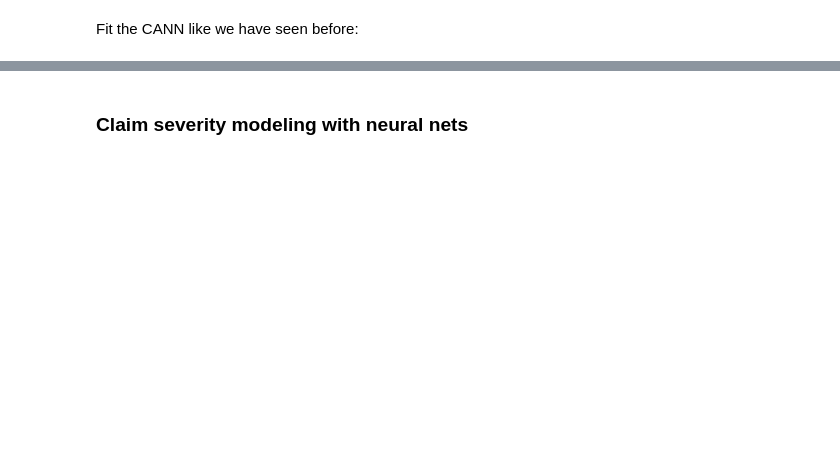
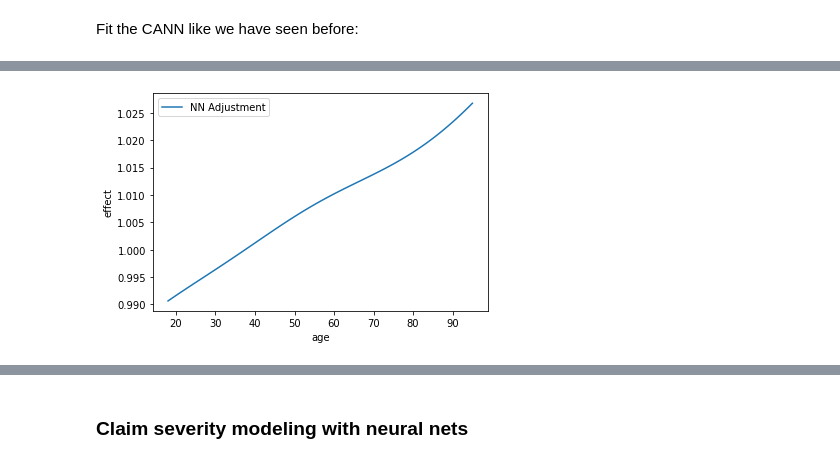
Before and after one commit to loremarchi/hands-on-machine-learning-R-module-3-python, a Jupyter notebook: 3_regression_under_review.ipynb, the cells around one changed output, grey strips where cells are left out. Cells and saved outputs as stored; diff of their text form; code cells hidden in the pictures; blank space fills up the shorter version.

```diff
--- a/3_regression_under_review.ipynb
+++ b/3_regression_under_review.ipynb
@@ -650,0 +653,8 @@ cann.get_weights()
+# %%
+plt.plot(age_skip_0.ageph, age_skip_0.cann, label = "NN Adjustment")
+plt.xlabel('age')
+plt.ylabel('effect')
+plt.legend()
+plt.show()
+# %% [output]
+[figure, added]
```
Also changed, not shown: parts of 62 cells of this notebook.
